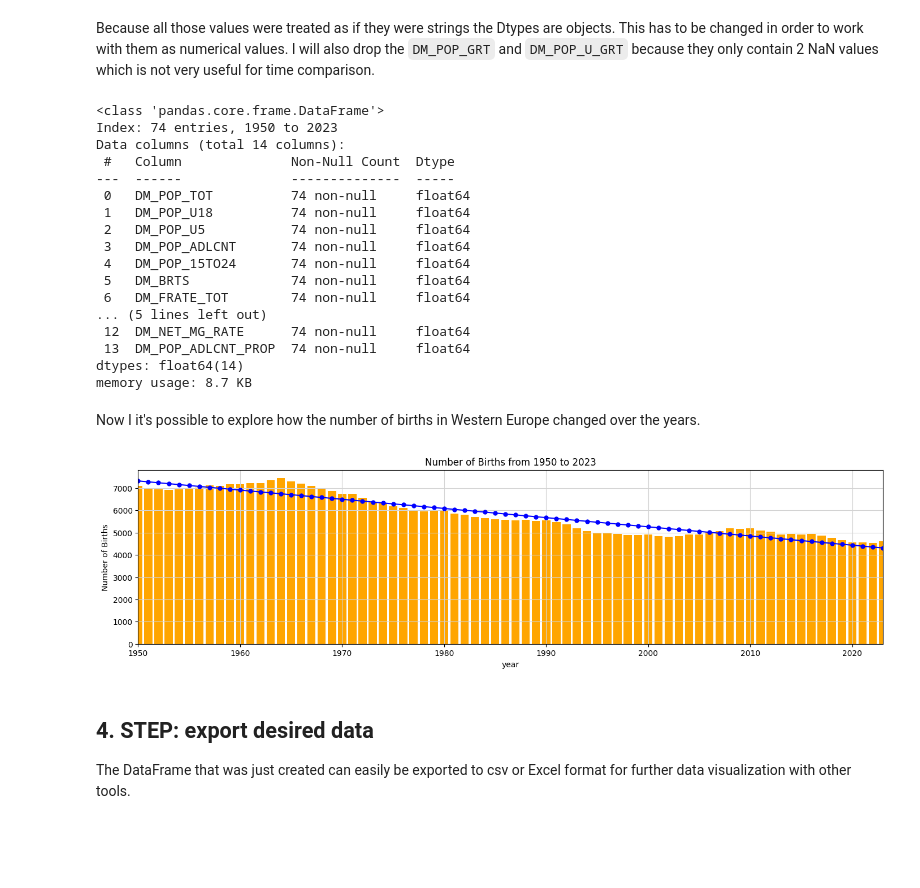
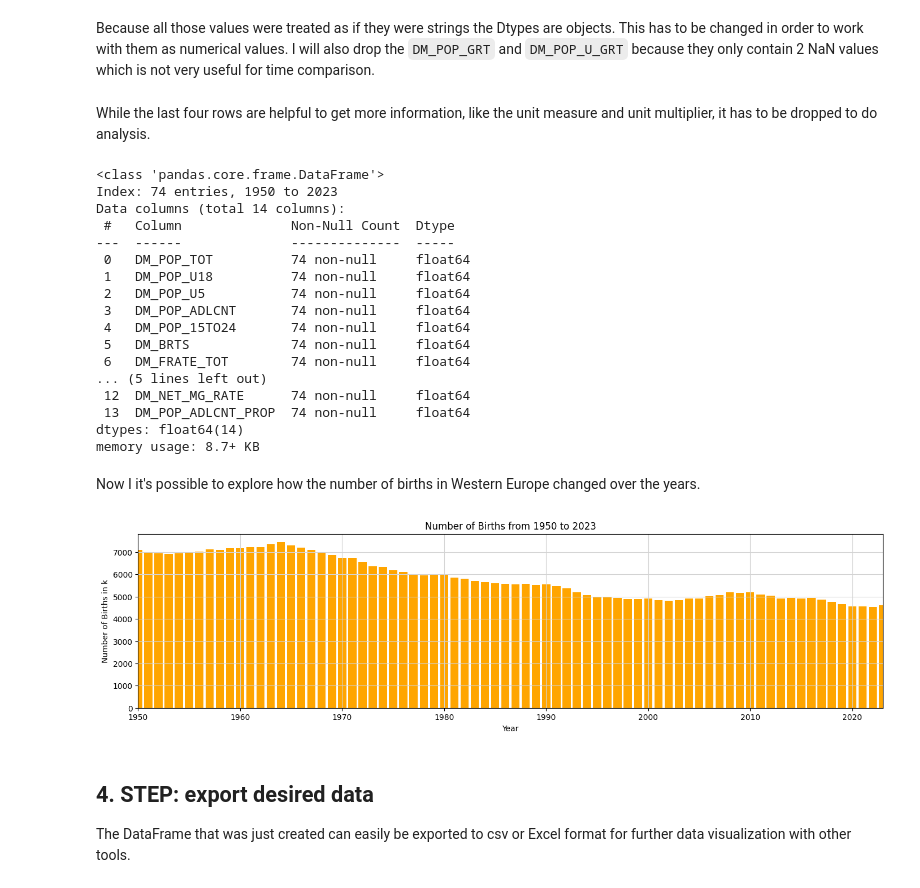
Before and after one commit to felixschwebel/UNICEF-SDMX-API, a Jupyter notebook: UNICEF_SDMX_API.ipynb, the cells around one changed output. Cells and saved outputs as stored; diff of their text form; code cells hidden in the pictures; blank space fills up the shorter version.

Commit message:
keep attributes in df

````diff
--- a/UNICEF_SDMX_API.ipynb
+++ b/UNICEF_SDMX_API.ipynb
@@ -468,8 +479,11 @@ print(data)
 # create indices list for the DataFrame with years from 'TIME_PERIOD' dimension
 indices = [int(obs_dim_response[0]['values'][i]['id']) for i, v in enumerate(obs_dim_response[0]['values'])]
 
+# create indices for the attributes that were added to the end
+attr_indices = [n['name'] for n in attr_response]
+
 # create the DataFrame
-df = pd.DataFrame(data, index=indices)
+df = pd.DataFrame(data, index=indices+attr_indices)
 
 df
 # %% [output]
@@ -509,14 +523,20 @@ memory usage: 9.8+ KB
 # %% [markdown]
 Because all those values were treated as if they were strings the Dtypes are objects. This has to be changed in order to work with them as numerical values. I will also drop the ```DM_POP_GRT``` and ```DM_POP_U_GRT``` because they only contain 2 NaN values which is not very useful for time comparison.
 # %%
+new_df = df.copy()
+
 # drop columns with only 2 NaN values
-df.drop(columns=['DM_POP_GRT', 'DM_POP_U_GRT'], axis=1, inplace=True)
+new_df.drop(columns=['DM_POP_GRT', 'DM_POP_U_GRT'], axis=1, inplace=True)
+# %% [markdown]
+While the last four rows are helpful to get more information, like the unit measure and unit multiplier, it has to be dropped to do analysis.
+# %%
+new_df.drop(index=attr_indices, axis=0, inplace=True)
 # %%
 # change Dtypes
-for col in df.columns:
-    df[col] = pd.to_numeric(df[col])
+for col in new_df.columns:
+    new_df[col] = pd.to_numeric(new_df[col])
 
-df.info()
+new_df.info()
 # %% [output]
 <class 'pandas.core.frame.DataFrame'>
 Index: 74 entries, 1950 to 2023
@@ -534,38 +554,26 @@ Data columns (total 14 columns):
  12  DM_NET_MG_RATE      74 non-null     float64
  13  DM_POP_ADLCNT_PROP  74 non-null     float64
 dtypes: float64(14)
-memory usage: 8.7 KB
+memory usage: 8.7+ KB
 # %% [markdown]
 Now I it's possible to explore how the number of births in Western Europe changed over the years.
 # %%
 fig, ax = plt.subplots(figsize=(17,4))
 plt.bar(
-    x=df.index,
-    height=df['DM_BRTS'],
+    x=new_df.index,
+    height=new_df['DM_BRTS'],
     color='orange',
 )
 
-# calculate trendline
-t = np.polyfit(df.index, df['DM_BRTS'], 1)
-p = np.poly1d(t)
-
-plt.plot(
-    df.index,
-    p(df.index),
-    marker='.',
-    color='blue',
-    ms=10
-    )
-
 ax.grid(True, color="lightgrey")
 plt.title('Number of Births from 1950 to 2023')
-plt.ylabel('Number of Births')
-plt.xlabel('year')
+plt.ylabel('Number of Births in k')
+plt.xlabel('Year')
 plt.xlim(1950, 2023)
 
 plt.show()
 # %% [output]
-[figure, old version]
+[figure, new version]
 # %% [markdown]
 ## **4. STEP: export desired data**
 
````
Also changed, not shown: parts of 10 cells of this notebook, 3 other files.
